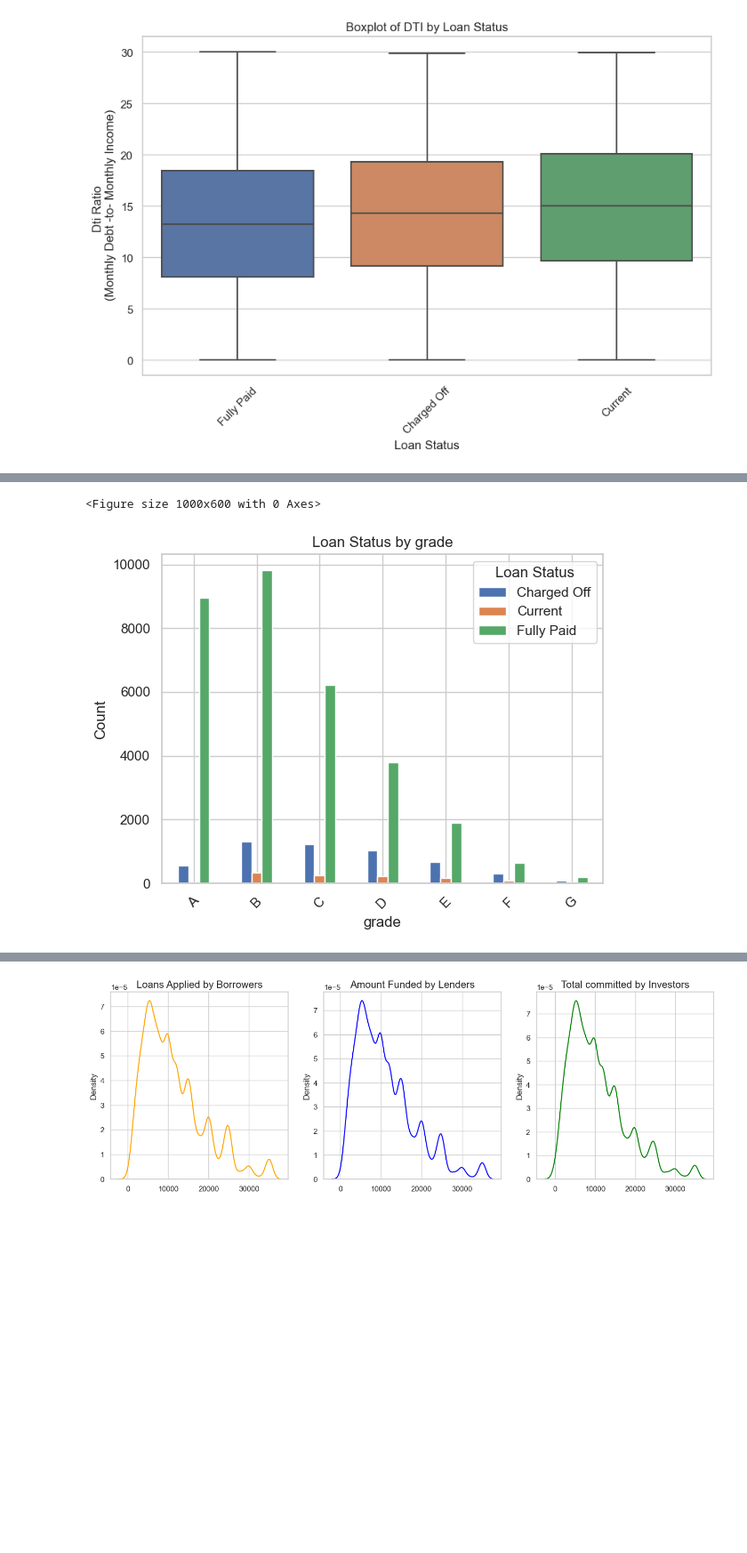
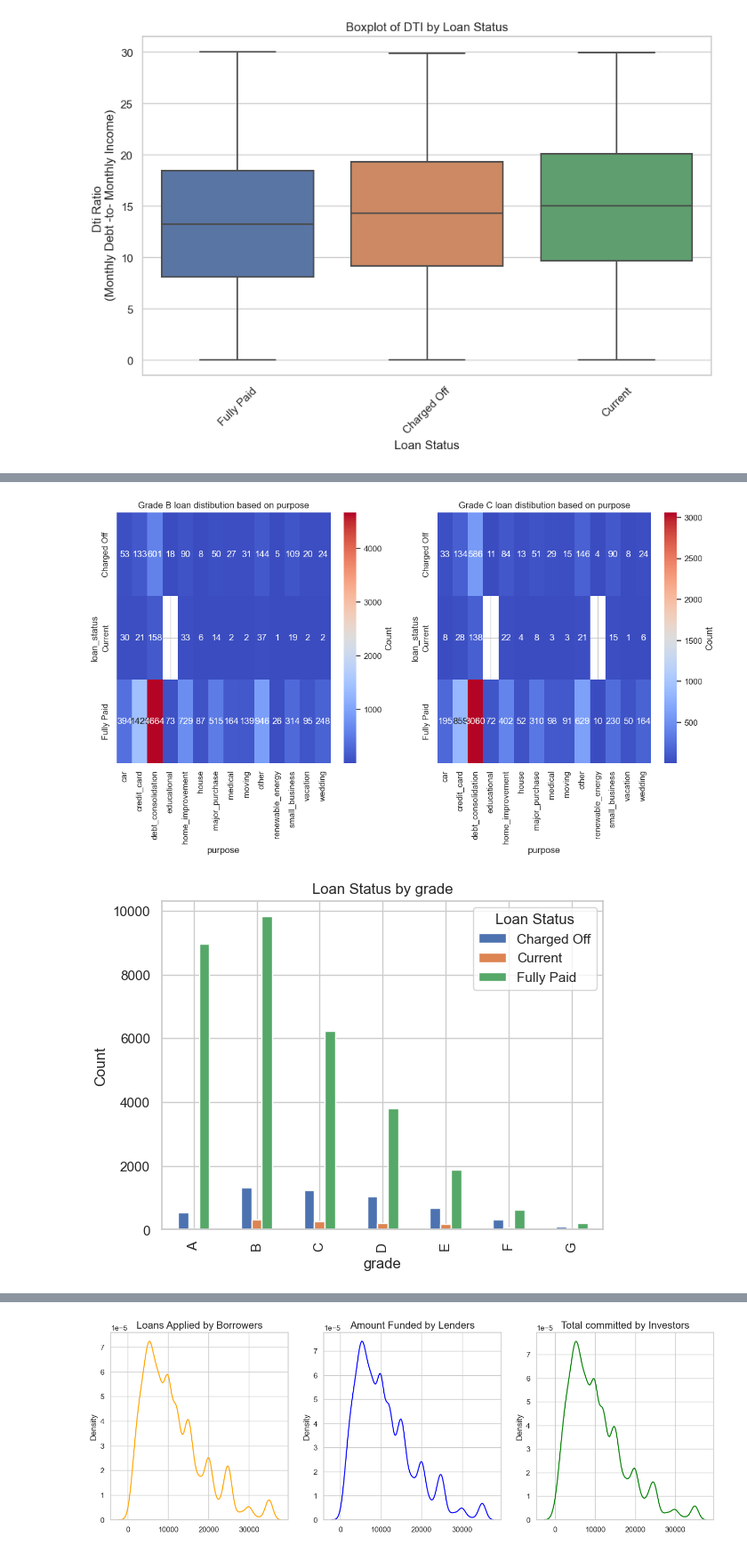
Before and after one commit to gauravtyagi02/lendingclubcasestudy, a Jupyter notebook: LendingCaseClubStudy.ipynb, the cells around one changed output, grey strips where cells are left out. Shown: that part at 89% size. Saved outputs shown, nothing was run; the diff lists cells and outputs as text; code cells hidden in the pictures; blank space fills up the shorter version.

```diff
--- a/LendingCaseClubStudy.ipynb
+++ b/LendingCaseClubStudy.ipynb
@@ -35,0 +72,16 @@ dataframe size after cleaning  (37823, 54)
+# %%
+# Creating new column to have monthly income
+relevantColumns['monthly_income']=round(relevantColumns['annual_inc']/12,2)
+
+# Extracting numbers from emp length column by removing text and extracting only numbers
+relevantColumns['emp_length_years']=relevantColumns['emp_length'].str.extract(r'(\d+)')
+
+
+# removing percentage sign from interest rate
+relevantColumns['intrt_without_percent_sign']=relevantColumns['int_rate'].str.rstrip('%').astype(float)
+
+# Coverting date to date format and extracting year out of date
+relevantColumns['Date'] = pd.to_datetime(relevantColumns['issue_d'], format='%b-%y')
+relevantColumns['year']=  relevantColumns['Date'].dt.year
+
+relevantColumns[['monthly_income','emp_length_years','intrt_without_percent_sign','Date','year']]
@@ -153,15 +219,38 @@ See the caveats in the documentation: https://pandas.pydata.org/pandas-docs/stab
 # %%
-incomeRelatedAnalysis=relevantColumns[['int_rate','grade','loan_status','monthly_income','emp_length','verification_status','home_ownership']]
+incomeRelatedAnalysis=relevantColumns[['int_rate','grade','purpose','loan_status','monthly_income','emp_length','verification_status','home_ownership']]
 
-plt.figure(figsize=(10, 6))
+fig, axis = plt.subplots(1, 2, figsize=(14, 6))
+
+grade_b_df = incomeRelatedAnalysis[(incomeRelatedAnalysis['grade'])=='B'].groupby(['loan_status','purpose']).size()
+grade_b_df = grade_b_df.reset_index()
+grade_b_df = grade_b_df.rename(columns={0: 'count'})
+
+grade_b_pivot_df = grade_b_df.pivot_table(index='loan_status', columns='purpose', values='count', aggfunc='sum')
+
+sns.heatmap(grade_b_pivot_df, annot=True, cmap="coolwarm", fmt='g', cbar_kws={'label': 'Count'},ax=axis[0])
+axis[0].set_title('Grade B loan distibution based on purpose')
+
+grade_c_df = incomeRelatedAnalysis[(incomeRelatedAnalysis['grade'])=='C'].groupby(['loan_status','purpose']).size()
+grade_c_df = grade_c_df.reset_index()
+grade_c_df = grade_c_df.rename(columns={0: 'count'})
+
+grade_c_df_pivot_df = grade_c_df.pivot_table(index='loan_status', columns='purpose', values='count', aggfunc='sum')
+
+sns.heatmap(grade_c_df_pivot_df, annot=True, cmap="coolwarm", fmt='g', cbar_kws={'label': 'Count'},ax=axis[1])
+axis[1].set_title('Grade C loan distibution based on purpose')
+
+
+
 incomeRelatedAnalysis.groupby(['grade', 'loan_status']).size().unstack().plot(kind='bar', stacked=False)
+
 plt.title('Loan Status by grade')
 plt.xlabel('grade')
 plt.ylabel('Count')
-plt.xticks(rotation=45)
+plt.xticks(rotation=90)
+plt.subplots_adjust(hspace=0.5)
 plt.legend(title='Loan Status')
 plt.show()
 # %% [output]
-<Figure size 1000x600 with 0 Axes>
-[figure, old version]
+[figure, new version]
+[figure, added]
 # %% [markdown]
```
Also changed, not shown: parts of 26 cells of this notebook.
